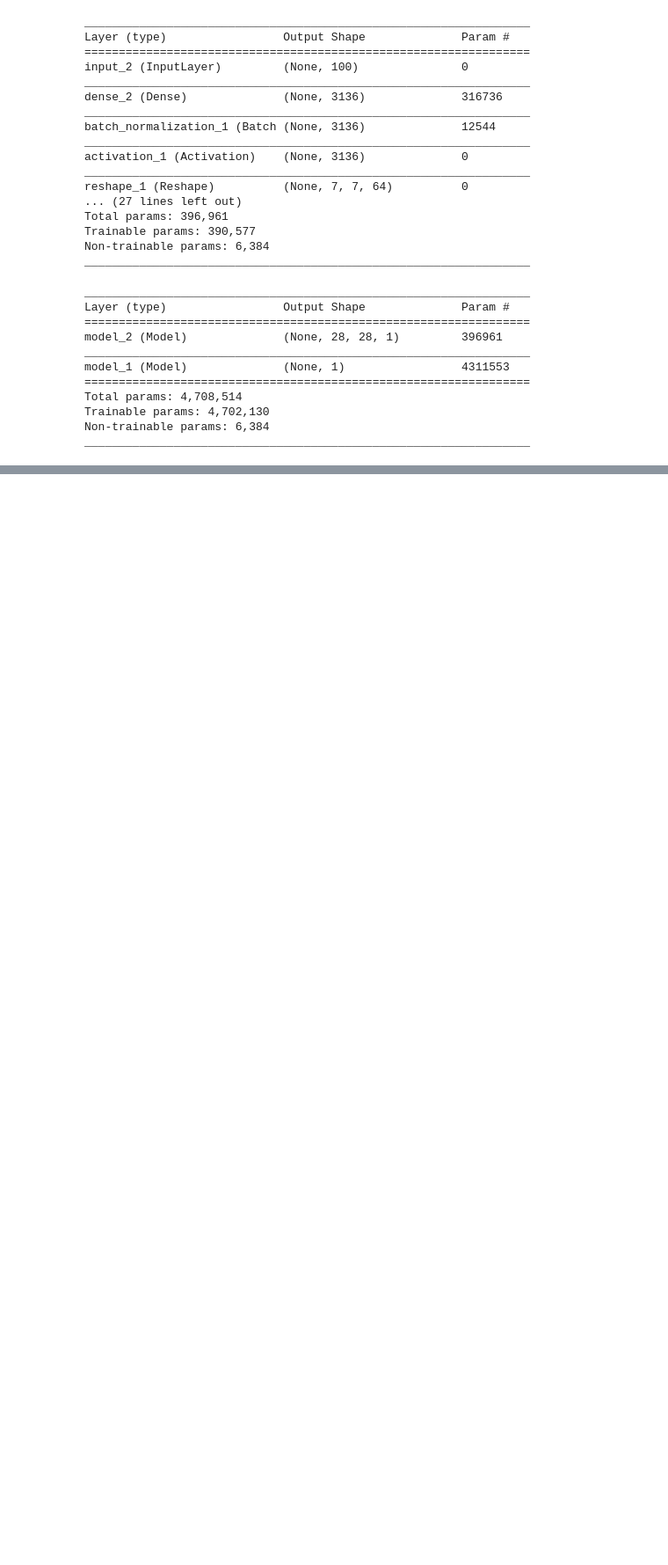
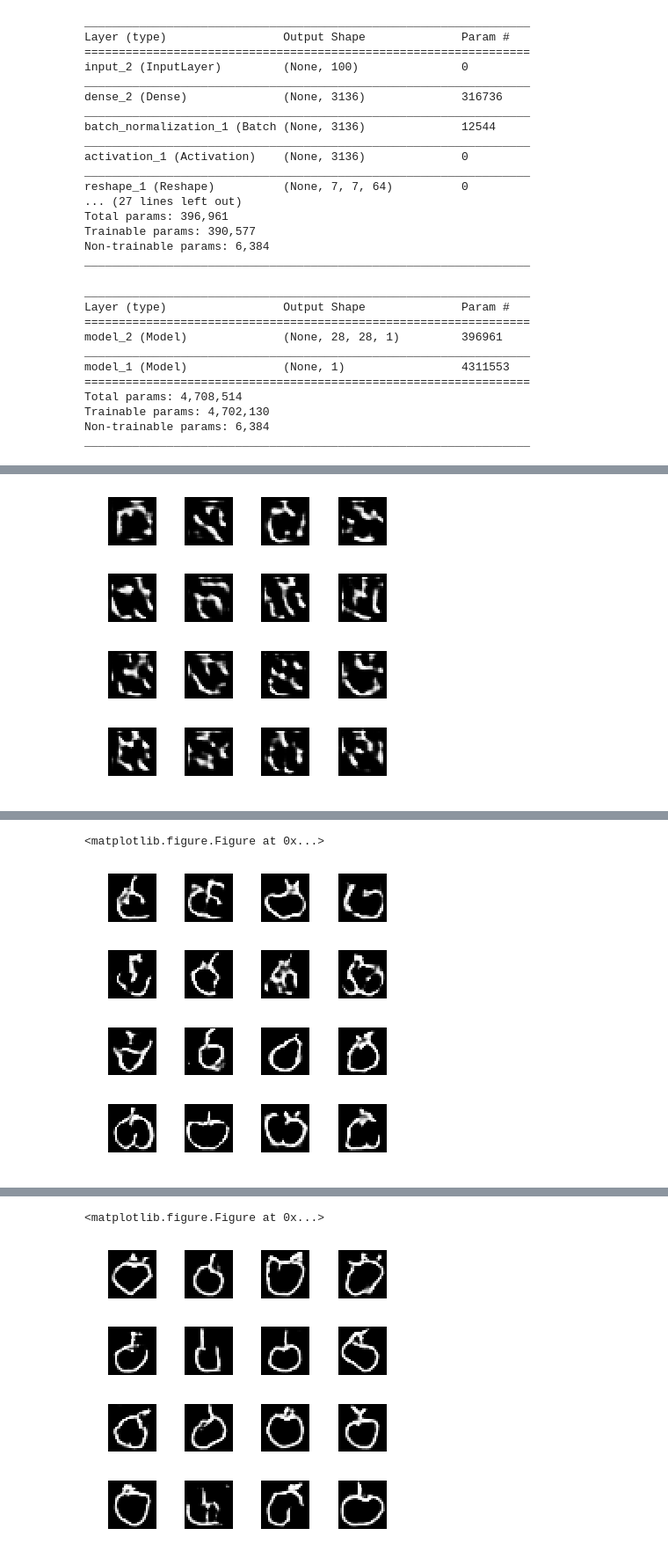
Before and after one commit to the-deep-learners/TensorFlow-LiveLessons, a Jupyter notebook: notebooks/experimental/octopus-v1.0.ipynb, the cells around one changed output, grey strips where cells are left out. Shown: that part at 88% size. Drawn from its saved outputs; the diff is of its cells as text; code cells hidden in the pictures; blank space fills up the shorter version.

```diff
--- a/notebooks/experimental/octopus-v1.0.ipynb
+++ b/notebooks/experimental/octopus-v1.0.ipynb
@@ -219,0 +215,3 @@ plt.show()
+# %%
+train(epochs=20000)
+# %% [output]
@@ -219,0 +220 @@ plt.show()
+[figure, added]
@@ -219,0 +223,2 @@ plt.show()
+<matplotlib.figure.Figure at 0x...>
+[figure, added]
@@ -219,0 +227,2 @@ plt.show()
+<matplotlib.figure.Figure at 0x...>
+[figure, added]
```
Also changed, not shown: parts of 5 cells of this notebook, 1 other file.
